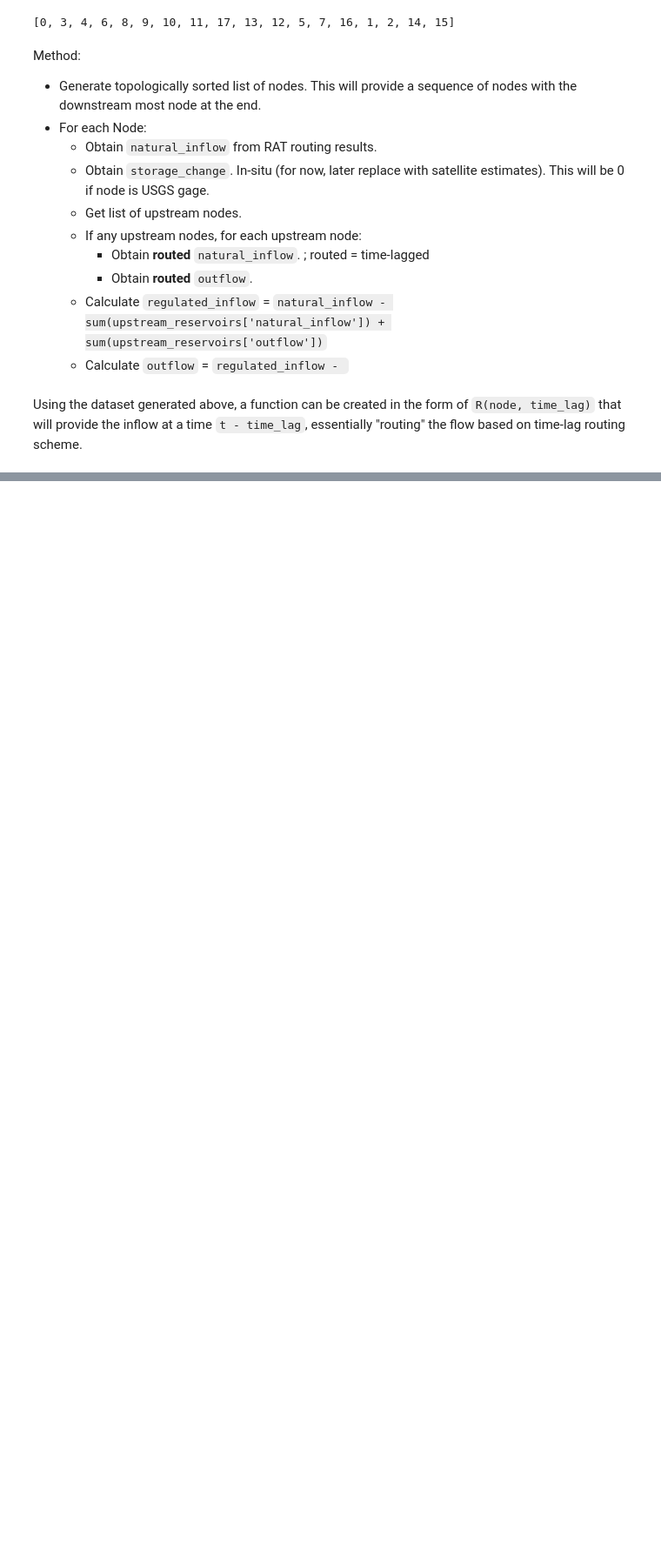
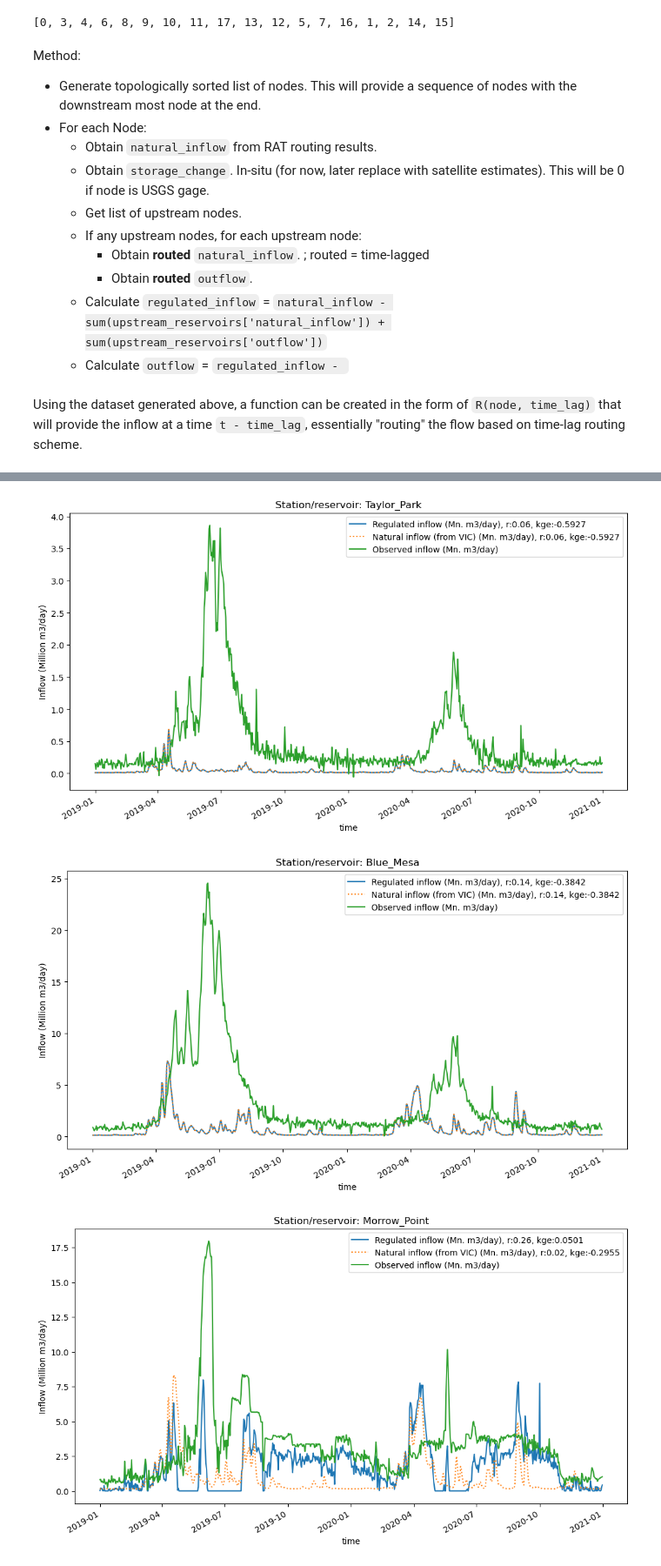
Before and after one commit to UW-SASWE/ResORR, a Jupyter notebook: notebooks/methods/07-Regulation.ipynb, the cells around one changed output, grey strips where cells are left out. Shown at 87% size. Cells and saved outputs as stored; diff of their text form; code cells hidden in the pictures; blank space fills up the shorter version.

Commit message:
results

```diff
--- a/notebooks/methods/07-Regulation.ipynb
+++ b/notebooks/methods/07-Regulation.ipynb
@@ -201,0 +200,3 @@ plot_graph(nmg, "node", with_id=True, axes=ax)
+# %%
+subset = ds.sel(time=slice(start_date, end_date))
+subset
@@ -201,0 +244,76 @@ plot_graph(nmg, "node", with_id=True, axes=ax)
+# %%
+import scipy.stats as stats
+
+def get_stats(obs, mod):
+    corr, corr_p = stats.pearsonr(obs, mod)
+    nse = 1 - (np.sum((obs - mod)**2)/np.sum((obs - np.mean(obs))**2))
+    nse1 = 1 - (np.sum(np.abs(obs - mod))/np.sum(np.abs(obs - np.mean(obs))))
+    rmse = np.sqrt(np.sum((obs-mod)**2)/len(mod))
+    norm_rmse = rmse/(np.max(obs) - np.min(obs))
+    mae = np.sum(np.abs(mod-obs))/len(mod)
+    norm_mae = mae/(np.max(obs) - min(obs))
+    kge = 1 - np.sqrt((corr-1)**2 +  (np.std(mod)/np.std(obs) - 1)**2 + (np.mean(mod)/np.mean(obs) - 1)**2)
+
+    return {'pearson-r': corr, 'pearson-r p-val': corr_p, 'nse': nse, 'nse1': nse1, 'rmse': rmse, 'norm_rmse': norm_rmse, 'mae': mae, 'norm_mae': norm_mae, 'kge': kge}
+# %%
+for node in G.nodes:
+    f, ax = plt.subplots(figsize=(12, 6))
+
+    reg_inflow = (subset['regulated_inflow'].sel(node=node) * 1e-6)
+    nat_inflow = (subset['natural_inflow'].sel(node=node) * 1e-6)
+    obs_inflow = (subset['obs_inflow'].sel(node=node) * 1e-6)
+
+    r = {
+        "regulated" : np.nan,
+        "natural": np.nan
+    }
+    nse = {
+        "regulated" : np.nan,
+        "natural": np.nan
+    }
+    norm_rmse = {
+        "regulated" : np.nan,
+        "natural": np.nan
+    }
+    norm_mae = {
+        "regulated" : np.nan,
+        "natural": np.nan
+    }
+    kge = {
+        "regulated" : np.nan,
+        "natural": np.nan
+    }
+
+    no_nan_reg_obs = xr.merge([reg_inflow, obs_inflow]).dropna(dim="time")
+    if no_nan_reg_obs.count('time')['obs_inflow'] > 2:
+        reg_inflow_stats = get_stats(no_nan_reg_obs['obs_inflow'].data, no_nan_reg_obs['regulated_inflow'].data)
+        r['regulated'] = reg_inflow_stats['pearson-r']
+        nse['regulated'] = reg_inflow_stats['nse']
+        norm_rmse['regulated'] = reg_inflow_stats['norm_rmse']
+        norm_mae['regulated'] = reg_inflow_stats['norm_mae']
+        kge['regulated'] = reg_inflow_stats['kge']
+
+    no_nan_nat_obs = xr.merge([nat_inflow, obs_inflow]).dropna(dim="time")
+    if no_nan_nat_obs.count('time')['obs_inflow'] > 2:
+        nat_inflow_stats = get_stats(no_nan_nat_obs['obs_inflow'].data, no_nan_nat_obs['natural_inflow'].data)
+        r['natural'] = nat_inflow_stats['pearson-r']
+        nse['natural'] = nat_inflow_stats['nse']
+        norm_rmse['natural'] = nat_inflow_stats['norm_rmse']
+        norm_mae['natural'] = nat_inflow_stats['norm_mae']
+        kge['natural'] = nat_inflow_stats['kge']
+
+    reg_inflow.plot(ax=ax, label=f'Regulated inflow (Mn. m3/day), r:{r["regulated"]:.2f}, kge:{kge["regulated"]:.4f}')
+    nat_inflow.plot(ax=ax, label=f'Natural inflow (from VIC) (Mn. m3/day), r:{r["natural"]:.2f}, kge:{kge["natural"]:.4f}', linestyle='dotted')
+    obs_inflow.plot(ax=ax, label=f'Observed inflow (Mn. m3/day)')
+    ax.set_title(f'Station/reservoir: {G.nodes[node]["name"]}')
+    ax.set_ylabel("Inflow (Million m3/day)")
+    ax.legend()
+
+    save_dir = Path("../../results/01_time_lagged")
+    save_dir.mkdir(exist_ok=True)
+    save_fn = save_dir / f"{node:0>2}_{G.nodes[node]['name']}.png"
+    plt.savefig(save_fn)
+# %% [output]
+[figure, added]
+[figure, added]
+[figure, added]
```
Also changed, not shown: parts of 17 cells of this notebook.
